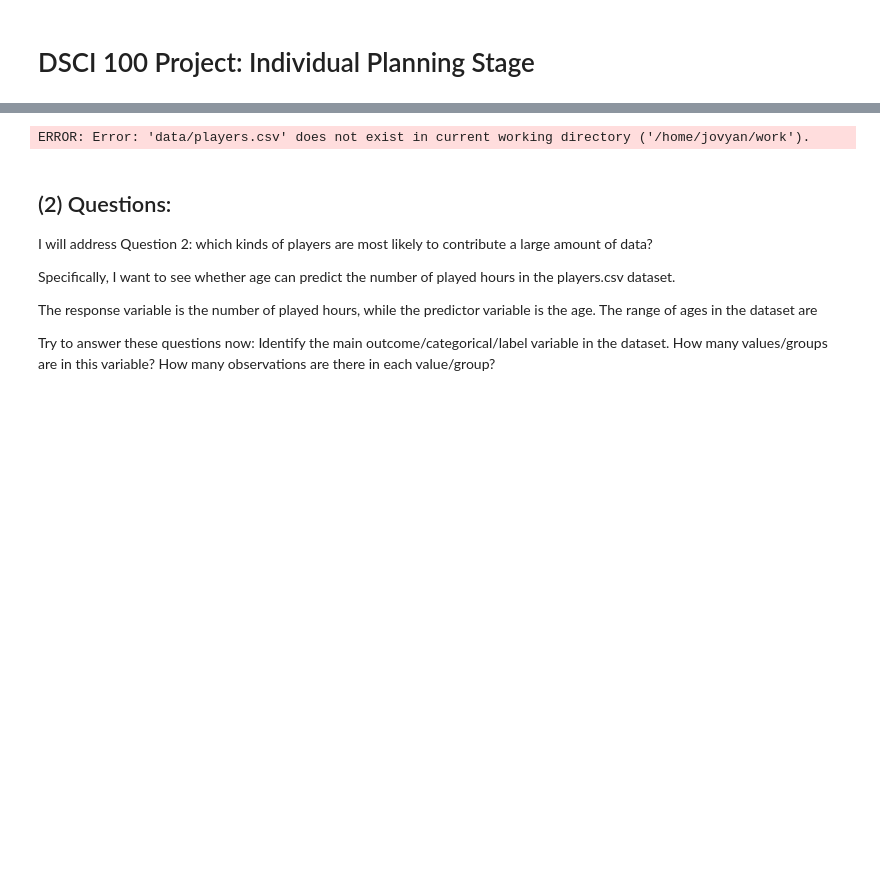
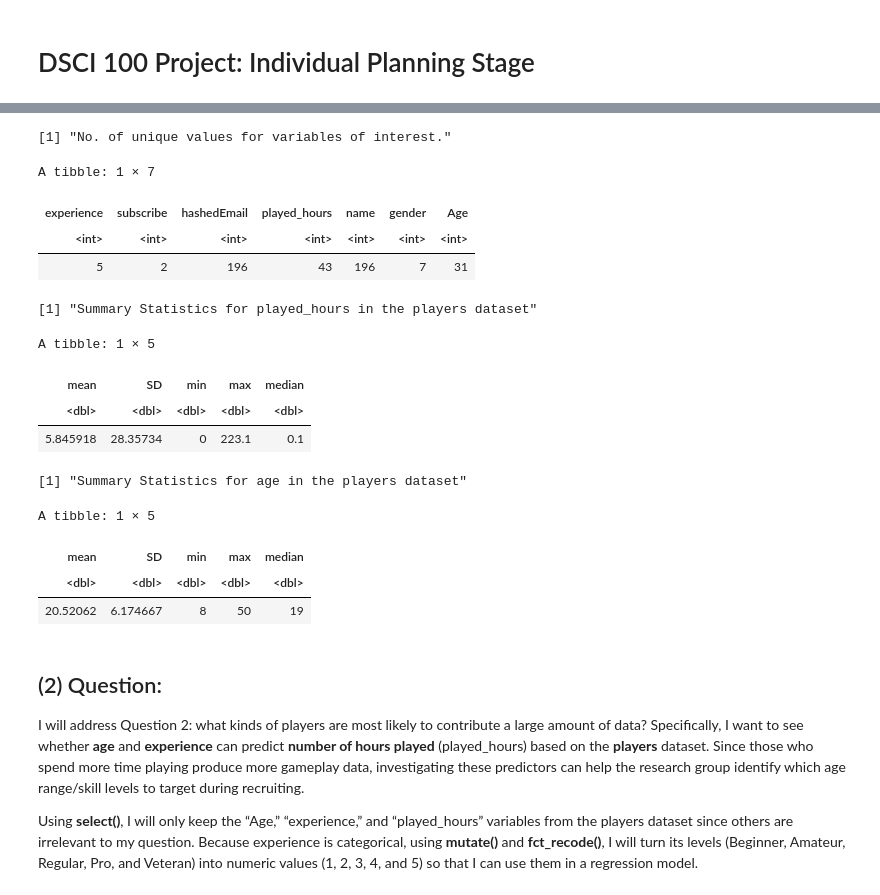
Before and after one commit to oo74/DSCI-100-Project, a Jupyter notebook: doc.ipynb, the cells around one changed output, grey strips where cells are left out. Saved outputs shown, nothing was run; the diff lists cells and outputs as text; code cells hidden in the pictures; blank space fills up the shorter version.

```diff
--- a/doc.ipynb
+++ b/doc.ipynb
@@ -52,11 +58,0 @@ i feel like age should be integer but it is dbl by default. which one to choose?
-# %%
-library(tidyverse)
-
-players <- read_csv("https://github.com/oo74/DSCI-100-Project/blob/d932a95bab3bbe9a443dcba02939882b0735483f/data/players.csv") |>
-    rename(age = Age)
-sessions <- read_csv("data/sessions.csv")
-
-glimpse(players)
-glimpse(sessions)
-# %% [output]
-ERROR: Error: 'data/players.csv' does not exist in current working directory ('/home/jovyan/work').
@@ -78,14 +59,42 @@ ERROR: Error: 'data/players.csv' does not exist in current working directory ('/
+# %%
+"No. of unique values for players dataset."
+players |>
+    map_df(n_distinct)
+
+"Summary Statistics for played_hours in the players dataset"
+players |>
+    summarize(mean = mean(played_hours, na.rm = TRUE),
+              SD = sd(played_hours, na.rm = TRUE),
+              min = min(played_hours, na.rm = TRUE),
+              max = max(played_hours, na.rm = TRUE),
+              median = median(played_hours, na.rm = TRUE))
+
+"Summary Statistics for age in the players dataset"
+players |>
+    summarize(mean = mean(Age, na.rm = TRUE),
+              SD = sd(Age, na.rm = TRUE),
+              min = min(Age, na.rm = TRUE),
+              max = max(Age, na.rm = TRUE),
+              median = median(Age, na.rm = TRUE))
+# %% [output]
+[1] "No. of unique values for variables of interest."
+A tibble: 1 × 7
+| experience | subscribe | hashedEmail | played_hours | name | gender | Age |
+| <int> | <int> | <int> | <int> | <int> | <int> | <int> |
+| 5 | 2 | 196 | 43 | 196 | 7 | 31 |
+[1] "Summary Statistics for played_hours in the players dataset"
+A tibble: 1 × 5
+| mean | SD | min | max | median |
+| <dbl> | <dbl> | <dbl> | <dbl> | <dbl> |
+| 5.845918 | 28.35734 | 0 | 223.1 | 0.1 |
+[1] "Summary Statistics for age in the players dataset"
+A tibble: 1 × 5
+| mean | SD | min | max | median |
+| <dbl> | <dbl> | <dbl> | <dbl> | <dbl> |
+| 20.52062 | 6.174667 | 8 | 50 | 19 |
 # %% [markdown]
-## (2) Questions:
+## (2) Question:
 
-I will address Question 2: which kinds of players are most likely to contribute a large amount of data?
+I will address Question 2: what kinds of players are most likely to contribute a large amount of data? Specifically, I want to see whether **age** and **experience** can predict **number of hours played** (played_hours) based on the **players** dataset. Since those who spend more time playing produce more gameplay data, investigating these predictors can help the research group identify which age range/skill levels to target during recruiting.
 
-Specifically, I want to see whether age can predict the number of played hours in the players.csv dataset.
-
-The response variable is the number of played hours, while the predictor variable is the age. The range of ages in the dataset are
-
-
-Try to answer these questions now:
-Identify the main outcome/categorical/label variable in the dataset.
-How many values/groups are in this variable?
-How many observations are there in each value/group?
+Using **select()**, I will only keep the “Age,” “experience,” and “played_hours” variables from the players dataset since others are irrelevant to my question. Because experience is categorical, using **mutate()** and **fct_recode()**, I will turn its levels (Beginner, Amateur, Regular, Pro, and Veteran) into numeric values (1, 2, 3, 4, and 5) so that I can use them in a regression model.
```
Also changed, not shown: parts of 9 cells of this notebook.
